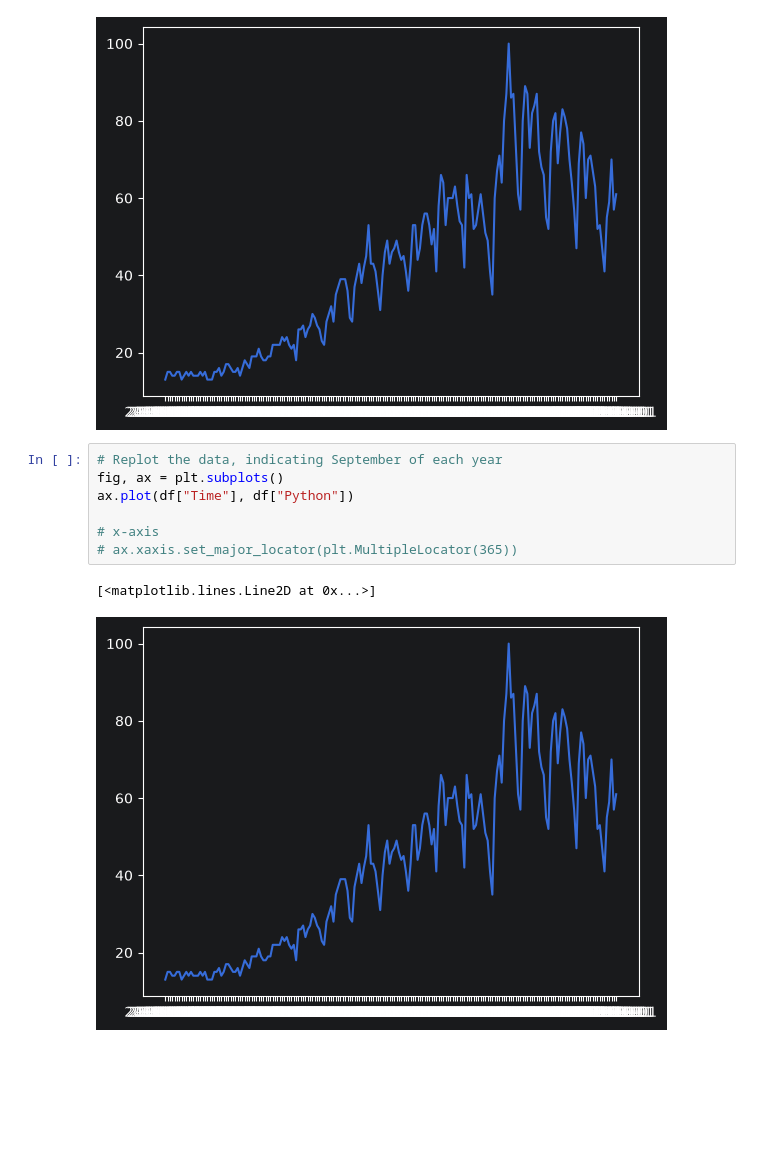
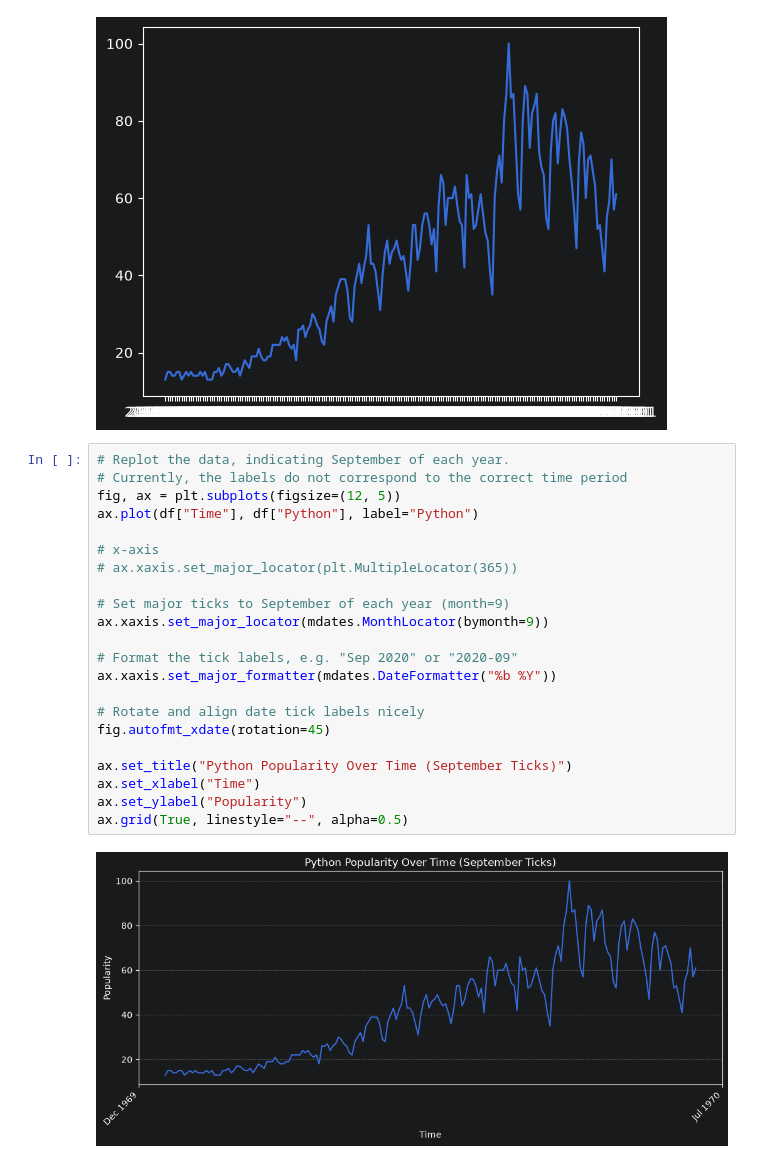
Before and after one commit to Alexandre-aksenov/language_popularity_countries, a Jupyter notebook: src/EDA_FR.ipynb, the cells around one changed output. Cells and saved outputs as stored; diff of their text form; blank space fills up the shorter version.

Commit message:
2nd attempt to plot (incorrect Xaxis)

```diff
--- a/src/EDA_FR.ipynb
+++ b/src/EDA_FR.ipynb
@@ -88,12 +91,26 @@ plt.plot(df["Time"], df["Python"])
 [<matplotlib.lines.Line2D at 0x...>]
 [figure]
 # %%
-# Replot the data, indicating September of each year
-fig, ax = plt.subplots()
-ax.plot(df["Time"], df["Python"])
+# Replot the data, indicating September of each year.
+# Currently, the labels do not correspond to the correct time period
+fig, ax = plt.subplots(figsize=(12, 5))
+ax.plot(df["Time"], df["Python"], label="Python")
 
 # x-axis
 # ax.xaxis.set_major_locator(plt.MultipleLocator(365))
+
+# Set major ticks to September of each year (month=9)
+ax.xaxis.set_major_locator(mdates.MonthLocator(bymonth=9))
+
+# Format the tick labels, e.g. "Sep 2020" or "2020-09"
+ax.xaxis.set_major_formatter(mdates.DateFormatter("%b %Y"))
+
+# Rotate and align date tick labels nicely
+fig.autofmt_xdate(rotation=45)
+
+ax.set_title("Python Popularity Over Time (September Ticks)")
+ax.set_xlabel("Time")
+ax.set_ylabel("Popularity")
+ax.grid(True, linestyle="--", alpha=0.5)
 # %% [output]
-[<matplotlib.lines.Line2D at 0x...>]
-[figure, old version]
+[figure, new version]
```
Also changed, not shown: parts of 2 cells of this notebook.
